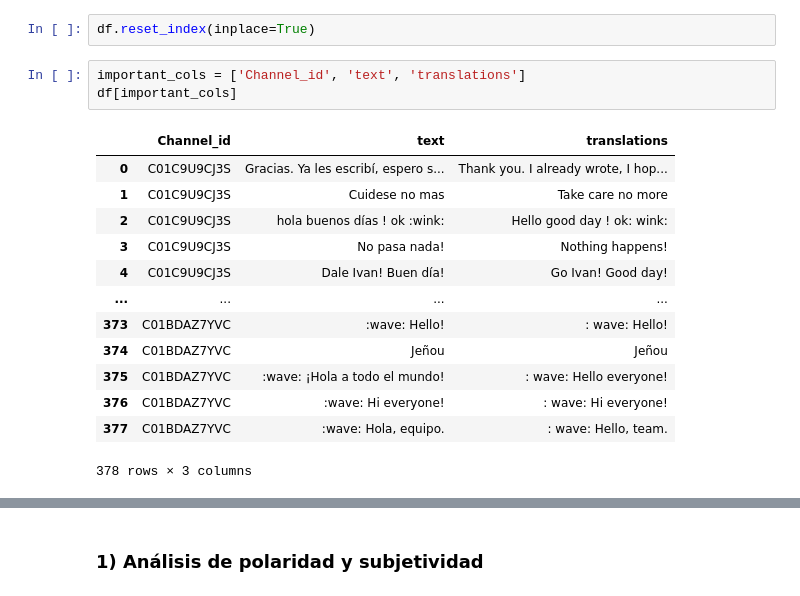
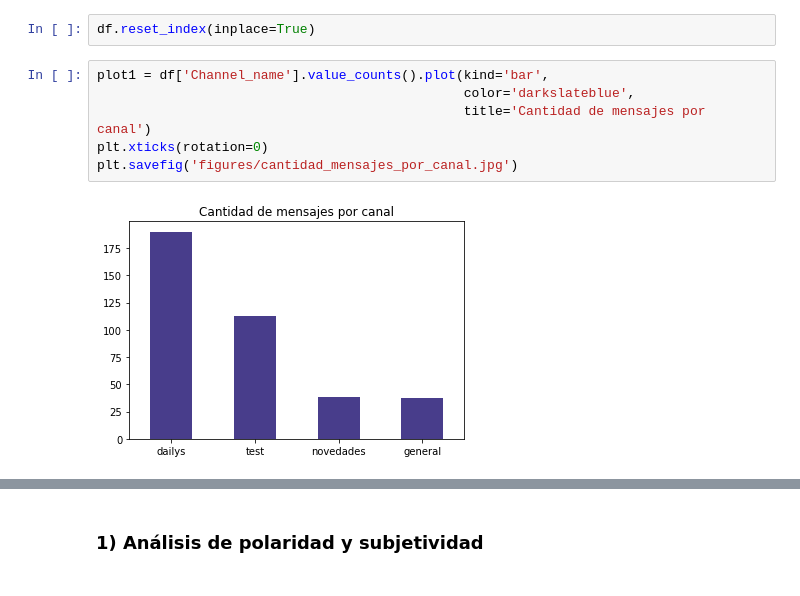
Before and after one commit to Verobornancini/TEAMPULSE_PROJECT, a Jupyter notebook: 02_SENTIMENT_ANALYSIS_SLACK_DATA .ipynb, the cells around one changed output, grey strips where cells are left out. Cells and saved outputs as stored; diff of their text form.

```diff
--- a/02_SENTIMENT_ANALYSIS_SLACK_DATA .ipynb
+++ b/02_SENTIMENT_ANALYSIS_SLACK_DATA .ipynb
@@ -30,20 +26,11 @@ df.shape
 (378, 37)
 # %%
 df.reset_index(inplace=True)
-# %%
-important_cols = ['Channel_id', 'text', 'translations']
-df[important_cols]
-# %% [output]
-|  | Channel_id | text | translations |
-| 0 | C01C9U9CJ3S | Gracias. Ya les escribí, espero s... | Thank you. I already wrote, I hop... |
-| 1 | C01C9U9CJ3S | Cuidese no mas | Take care no more |
-| 2 | C01C9U9CJ3S | hola buenos días ! ok :wink: | Hello good day ! ok: wink: |
-| 3 | C01C9U9CJ3S | No pasa nada! | Nothing happens! |
-| 4 | C01C9U9CJ3S | Dale Ivan! Buen día! | Go Ivan! Good day! |
-| ... | ... | ... | ... |
-| 373 | C01BDAZ7YVC | :wave: Hello! | : wave: Hello! |
-| 374 | C01BDAZ7YVC | Jeñou | Jeñou |
-| 375 | C01BDAZ7YVC | :wave: ¡Hola a todo el mundo! | : wave: Hello everyone! |
-| 376 | C01BDAZ7YVC | :wave: Hi everyone! | : wave: Hi everyone! |
-| 377 | C01BDAZ7YVC | :wave: Hola, equipo. | : wave: Hello, team. |
-378 rows × 3 columns
+# %%
+plot1 = df['Channel_name'].value_counts().plot(kind='bar',
+                                               color='darkslateblue',
+                                               title='Cantidad de mensajes por canal')
+plt.xticks(rotation=0)
+plt.savefig('figures/cantidad_mensajes_por_canal.jpg')
+# %% [output]
+[figure, added]
```
Also changed, not shown: parts of 14 cells of this notebook, 2 other files.
